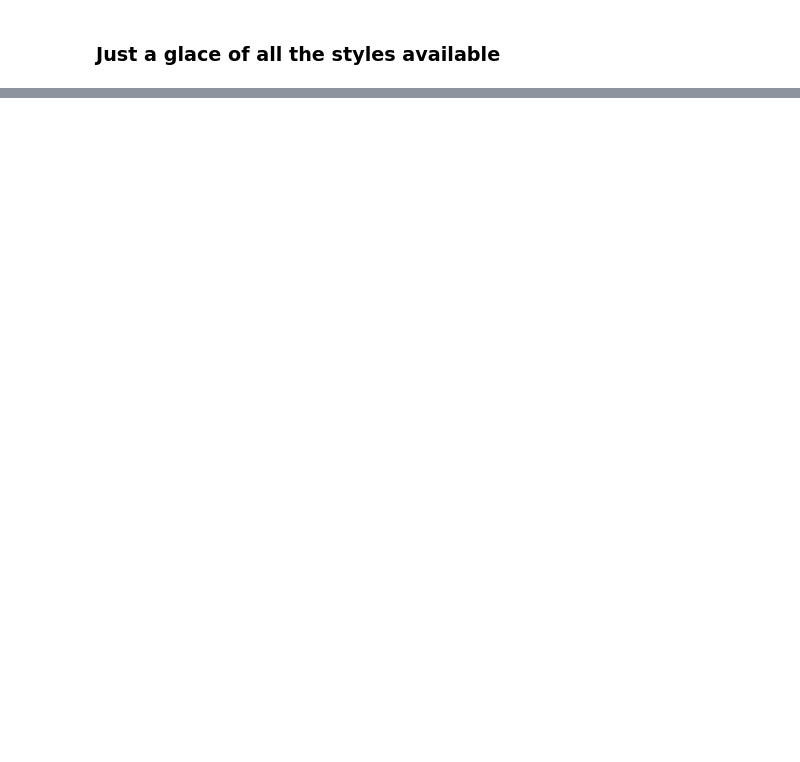
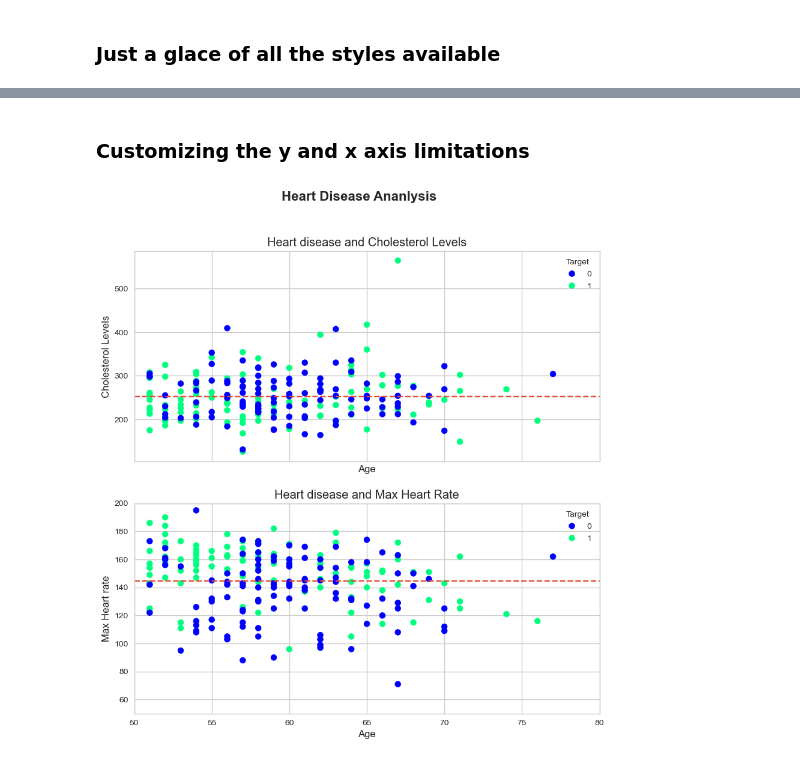
Before and after one commit to Eakempreet/Learning-ML, a Jupyter notebook: Matplotlib/matplotlib_basic.ipynb, the cells around one changed output, grey strips where cells are left out. Cells and saved outputs as stored; diff of their text form; code cells hidden in the pictures; blank space fills up the shorter version.

```diff
--- a/Matplotlib/matplotlib_basic.ipynb
+++ b/Matplotlib/matplotlib_basic.ipynb
@@ -760,0 +1176,62 @@ for style in styles:
+# %% [markdown]
+### **Customizing the y and x axis limitations**
+# %%
+# Subplots of chol, age and thalach
+
+fig, (ax0, ax1) = plt.subplots(nrows=2,
+                               ncols=1,
+                               figsize=(10,10),
+                               sharex=True) # Sharing the same x axis
+
+# 1. Add data to ax0
+scatter_plot1 = ax0.scatter(x=over_50['age'],
+                            y=over_50['chol'],
+                            c=over_50['target'],
+                            cmap='winter')
+# Customizing ax0
+ax0.set(title='Heart disease and Cholesterol Levels',
+        xlabel='Age',
+        ylabel='Cholesterol Levels')
+
+# Change the x axis limits
+ax0.set_xlim((50, 80))
+
+
+# Add a lagend to ax0
+ax0.legend(*scatter_plot1.legend_elements(), title='Target')
+
+# Setup mean line
+ax0.axhline(y=over_50['chol'].mean(),
+            linestyle='--')
+
+# 2. Add data to ax1
+scatter_plot2 = ax1.scatter(x=over_50['age'],
+                           y=over_50['thalach'],
+                           c=over_50['target'],
+                           cmap='winter')
+
+# Change x axis limits
+ax1.set_xlim((50, 80))
+
+# Change the y axis limits
+ax1.set_ylim((50,200))
+
+# Customizing ax1
+ax1.set(title='Heart disease and Max Heart Rate',
+        xlabel='Age',
+        ylabel='Max Heart rate')
+
+# Add a legend to ax1
+ax1.legend(*scatter_plot2.legend_elements(), title='Target')
+
+# Setup mean line
+ax1.axhline(y=over_50['thalach'].mean(),
+            linestyle='--')
+
+
+# Add a title to the figure
+fig.suptitle("Heart Disease Ananlysis",
+             fontsize=16,
+             fontweight='bold');
+# %% [output]
+[figure, added]
```
Also changed, not shown: parts of 78 cells of this notebook, 3 other files.
